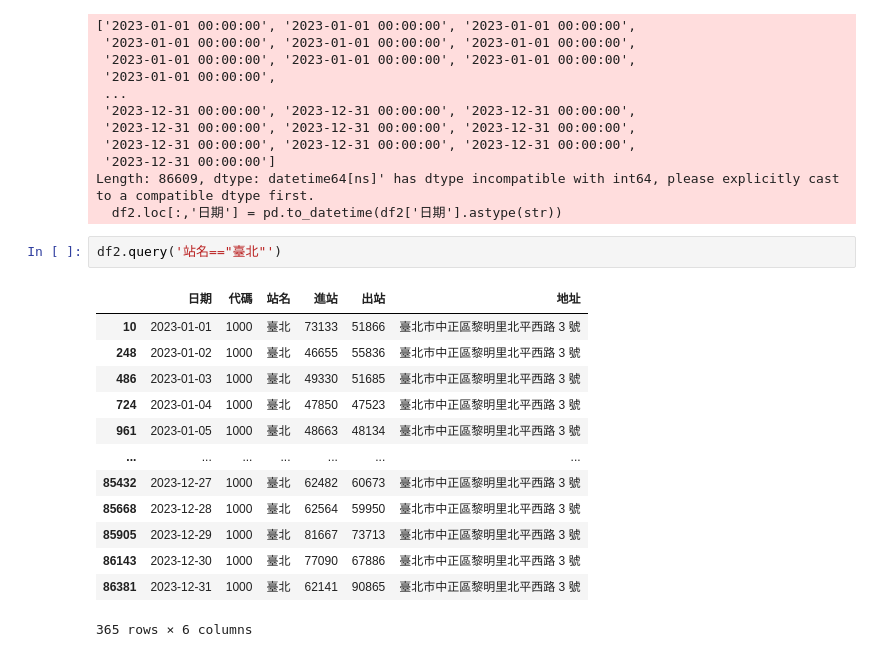
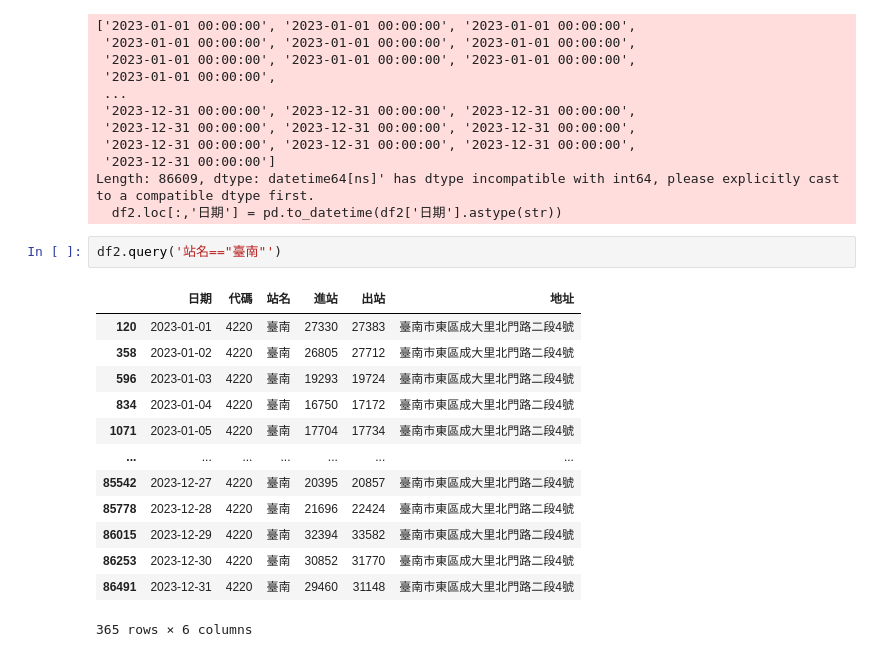
Before and after one commit to Shanpochen/_class_, a Jupyter notebook: lesson12.ipynb, the cells around one changed output. Saved outputs shown, nothing was run; the diff lists cells and outputs as text.

```diff
--- a/lesson12.ipynb
+++ b/lesson12.ipynb
@@ -69,18 +69,18 @@ df2.loc[:,'日期'] = pd.to_datetime(df2['日期'].astype(str))
 Length: 86609, dtype: datetime64[ns]' has dtype incompatible with int64, please explicitly cast to a compatible dtype first.
   df2.loc[:,'日期'] = pd.to_datetime(df2['日期'].astype(str))
 # %%
-df2.query('站名=="臺北"')
+df2.query('站名=="臺南"')
 # %% [output]
 |  | 日期 | 代碼 | 站名 | 進站 | 出站 | 地址 |
-| 10 | 2023-01-01 | 1000 | 臺北 | 73133 | 51866 | 臺北市中正區黎明里北平西路 3 號 |
-| 248 | 2023-01-02 | 1000 | 臺北 | 46655 | 55836 | 臺北市中正區黎明里北平西路 3 號 |
-| 486 | 2023-01-03 | 1000 | 臺北 | 49330 | 51685 | 臺北市中正區黎明里北平西路 3 號 |
-| 724 | 2023-01-04 | 1000 | 臺北 | 47850 | 47523 | 臺北市中正區黎明里北平西路 3 號 |
-| 961 | 2023-01-05 | 1000 | 臺北 | 48663 | 48134 | 臺北市中正區黎明里北平西路 3 號 |
+| 120 | 2023-01-01 | 4220 | 臺南 | 27330 | 27383 | 臺南市東區成大里北門路二段4號 |
+| 358 | 2023-01-02 | 4220 | 臺南 | 26805 | 27712 | 臺南市東區成大里北門路二段4號 |
+| 596 | 2023-01-03 | 4220 | 臺南 | 19293 | 19724 | 臺南市東區成大里北門路二段4號 |
+| 834 | 2023-01-04 | 4220 | 臺南 | 16750 | 17172 | 臺南市東區成大里北門路二段4號 |
+| 1071 | 2023-01-05 | 4220 | 臺南 | 17704 | 17734 | 臺南市東區成大里北門路二段4號 |
 | ... | ... | ... | ... | ... | ... | ... |
-| 85432 | 2023-12-27 | 1000 | 臺北 | 62482 | 60673 | 臺北市中正區黎明里北平西路 3 號 |
-| 85668 | 2023-12-28 | 1000 | 臺北 | 62564 | 59950 | 臺北市中正區黎明里北平西路 3 號 |
-| 85905 | 2023-12-29 | 1000 | 臺北 | 81667 | 73713 | 臺北市中正區黎明里北平西路 3 號 |
-| 86143 | 2023-12-30 | 1000 | 臺北 | 77090 | 67886 | 臺北市中正區黎明里北平西路 3 號 |
-| 86381 | 2023-12-31 | 1000 | 臺北 | 62141 | 90865 | 臺北市中正區黎明里北平西路 3 號 |
+| 85542 | 2023-12-27 | 4220 | 臺南 | 20395 | 20857 | 臺南市東區成大里北門路二段4號 |
+| 85778 | 2023-12-28 | 4220 | 臺南 | 21696 | 22424 | 臺南市東區成大里北門路二段4號 |
+| 86015 | 2023-12-29 | 4220 | 臺南 | 32394 | 33582 | 臺南市東區成大里北門路二段4號 |
+| 86253 | 2023-12-30 | 4220 | 臺南 | 30852 | 31770 | 臺南市東區成大里北門路二段4號 |
+| 86491 | 2023-12-31 | 4220 | 臺南 | 29460 | 31148 | 臺南市東區成大里北門路二段4號 |
 365 rows × 6 columns
```
Also changed, not shown: parts of 2 cells of this notebook.
